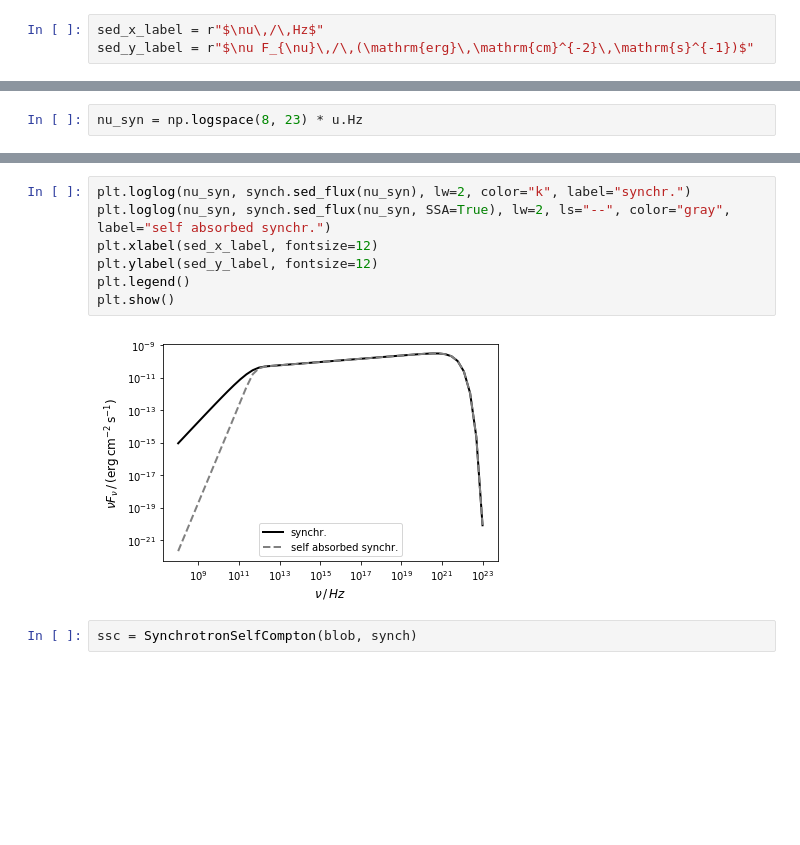
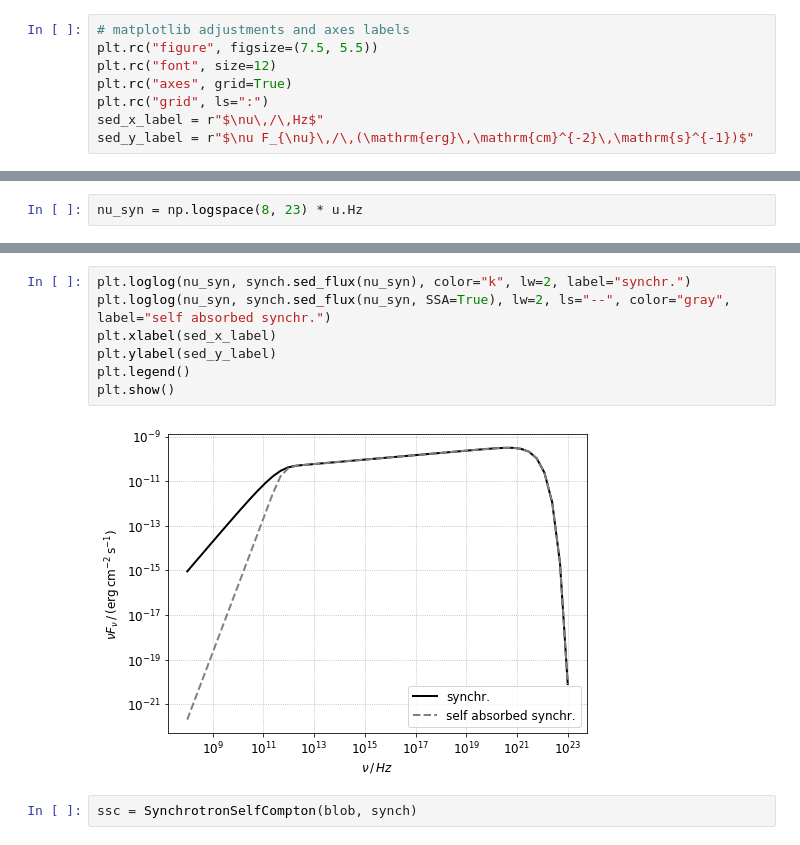
Before and after one commit to cosimoNigro/agnpy, a Jupyter notebook: tutorials/synchrotron.ipynb, the cells around one changed output, grey strips where cells are left out. Drawn from its saved outputs; the diff is of its cells as text; blank space fills up the shorter version.

```diff
--- a/tutorials/synchrotron.ipynb
+++ b/tutorials/synchrotron.ipynb
@@ -12,6 +12,11 @@ from agnpy.synchrotron import Synchrotron
 from agnpy.compton import SynchrotronSelfCompton
 import matplotlib.pyplot as plt
 # %%
+# matplotlib adjustments and axes labels
+plt.rc("figure", figsize=(7.5, 5.5))
+plt.rc("font", size=12)
+plt.rc("axes", grid=True)
+plt.rc("grid", ls=":")
 sed_x_label = r"$\nu\,/\,Hz$"
 sed_y_label = r"$\nu F_{\nu}\,/\,(\mathrm{erg}\,\mathrm{cm}^{-2}\,\mathrm{s}^{-1})$"
 # %%
@@ -71,12 +76,12 @@ synch.sed_flux(nu_syn, SSA=True)
 # %%
-plt.loglog(nu_syn, synch.sed_flux(nu_syn), lw=2, color="k", label="synchr.")
+plt.loglog(nu_syn, synch.sed_flux(nu_syn), color="k", lw=2, label="synchr.")
 plt.loglog(nu_syn, synch.sed_flux(nu_syn, SSA=True), lw=2, ls="--", color="gray", label="self absorbed synchr.")
-plt.xlabel(sed_x_label, fontsize=12)
-plt.ylabel(sed_y_label, fontsize=12)
+plt.xlabel(sed_x_label)
+plt.ylabel(sed_y_label)
 plt.legend()
 plt.show()
 # %% [output]
-[figure, old version]
+[figure, new version]
 # %%
 ssc = SynchrotronSelfCompton(blob, synch)
 # %%
```
Also changed, not shown: parts of 6 cells of this notebook, 8 other files.
